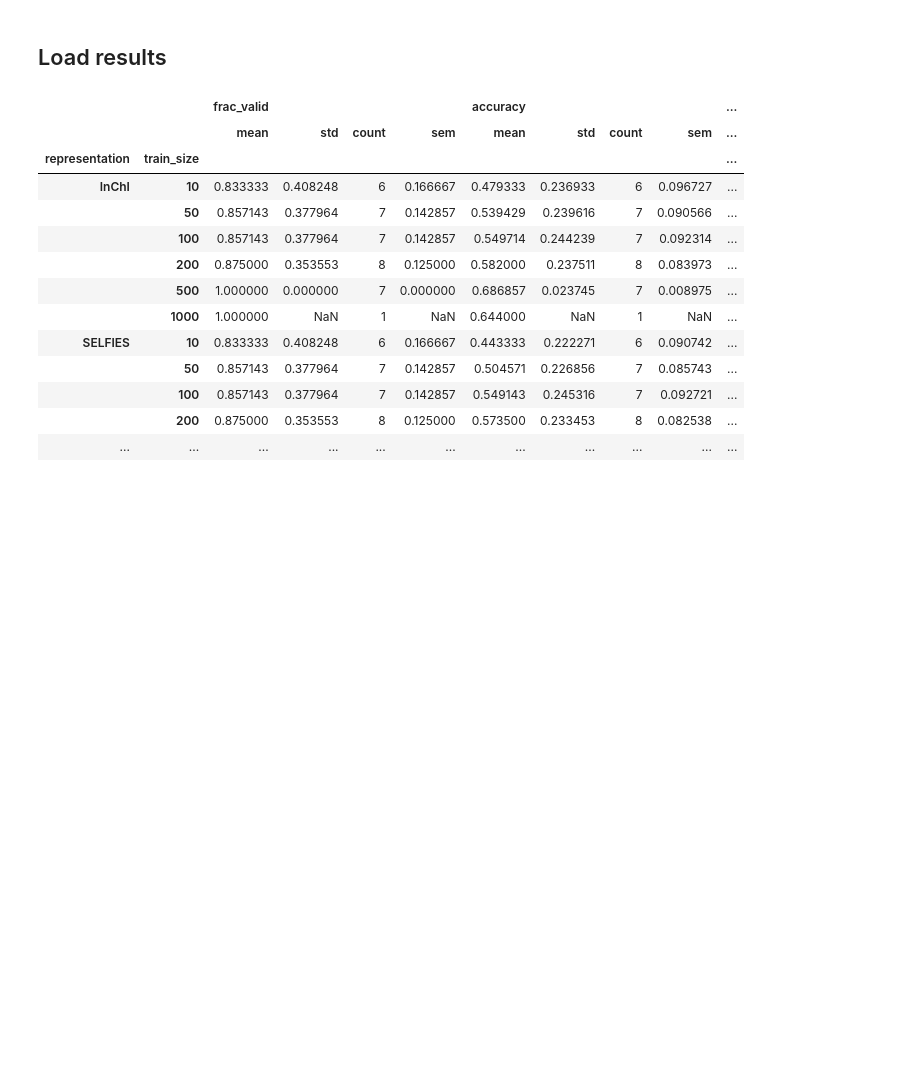
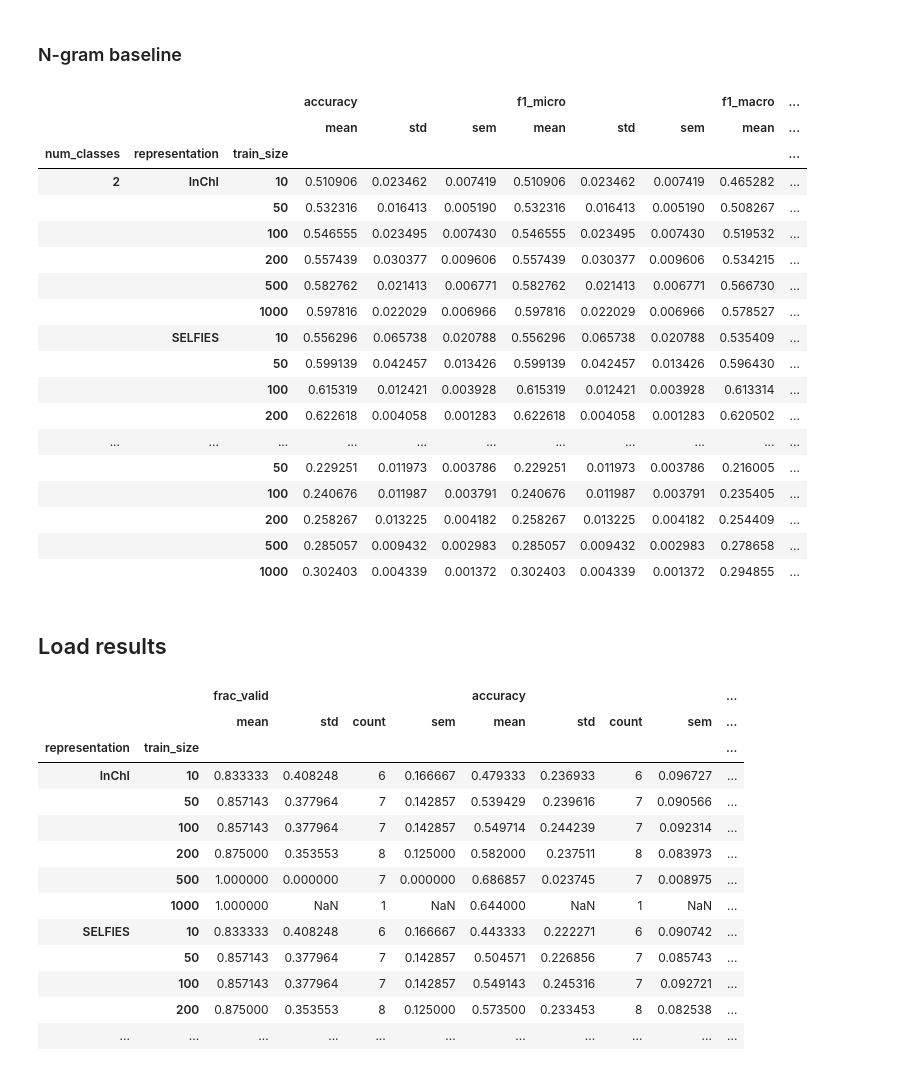
Before and after one commit to kjappelbaum/gptchem, a Jupyter notebook: experiments/03_classification/bandgap/plot_results.ipynb, the cells around one changed output. Saved outputs shown, nothing was run; the diff lists cells and outputs as text; code cells hidden in the pictures; blank space fills up the shorter version.

```diff
--- a/experiments/03_classification/bandgap/plot_results.ipynb
+++ b/experiments/03_classification/bandgap/plot_results.ipynb
@@ -30,3 +33,5 @@ molclr = molclr[molclr["name"] == "qmug"]
 molclr["accuracy"] = molclr["acc"]
 # %%
 molclr_grouped = molclr.groupby(["classes", "num_size"]).agg(["mean", "std", sem])
+# %% [markdown]
+### N-gram baseline
@@ -33,3 +54,25 @@ molclr_grouped = molclr.groupby(["classes", "num_size"]).agg(["mean", "std", sem
+# %%
+n_gram_baseline_results_grouped
+# %% [output]
+|  |  |  | accuracy |  |  | f1_micro |  |  | f1_macro | ... |
+|  |  |  | mean | std | sem | mean | std | sem | mean | ... |
+| num_classes | representation | train_size |  |  |  |  |  |  |  | ... |
+| 2 | InChI | 10 | 0.510906 | 0.023462 | 0.007419 | 0.510906 | 0.023462 | 0.007419 | 0.465282 | ... |
+|  |  | 50 | 0.532316 | 0.016413 | 0.005190 | 0.532316 | 0.016413 | 0.005190 | 0.508267 | ... |
+|  |  | 100 | 0.546555 | 0.023495 | 0.007430 | 0.546555 | 0.023495 | 0.007430 | 0.519532 | ... |
+|  |  | 200 | 0.557439 | 0.030377 | 0.009606 | 0.557439 | 0.030377 | 0.009606 | 0.534215 | ... |
+|  |  | 500 | 0.582762 | 0.021413 | 0.006771 | 0.582762 | 0.021413 | 0.006771 | 0.566730 | ... |
+|  |  | 1000 | 0.597816 | 0.022029 | 0.006966 | 0.597816 | 0.022029 | 0.006966 | 0.578527 | ... |
+|  | SELFIES | 10 | 0.556296 | 0.065738 | 0.020788 | 0.556296 | 0.065738 | 0.020788 | 0.535409 | ... |
+|  |  | 50 | 0.599139 | 0.042457 | 0.013426 | 0.599139 | 0.042457 | 0.013426 | 0.596430 | ... |
+|  |  | 100 | 0.615319 | 0.012421 | 0.003928 | 0.615319 | 0.012421 | 0.003928 | 0.613314 | ... |
+|  |  | 200 | 0.622618 | 0.004058 | 0.001283 | 0.622618 | 0.004058 | 0.001283 | 0.620502 | ... |
+| ... | ... | ... | ... | ... | ... | ... | ... | ... | ... | ... |
+|  |  | 50 | 0.229251 | 0.011973 | 0.003786 | 0.229251 | 0.011973 | 0.003786 | 0.216005 | ... |
+|  |  | 100 | 0.240676 | 0.011987 | 0.003791 | 0.240676 | 0.011987 | 0.003791 | 0.235405 | ... |
+|  |  | 200 | 0.258267 | 0.013225 | 0.004182 | 0.258267 | 0.013225 | 0.004182 | 0.254409 | ... |
+|  |  | 500 | 0.285057 | 0.009432 | 0.002983 | 0.285057 | 0.009432 | 0.002983 | 0.278658 | ... |
+|  |  | 1000 | 0.302403 | 0.004339 | 0.001372 | 0.302403 | 0.004339 | 0.001372 | 0.294855 | ... |
 # %% [markdown]
 ## Load results
 # %%
```
Also changed, not shown: parts of 4 cells of this notebook, 42 other files.
